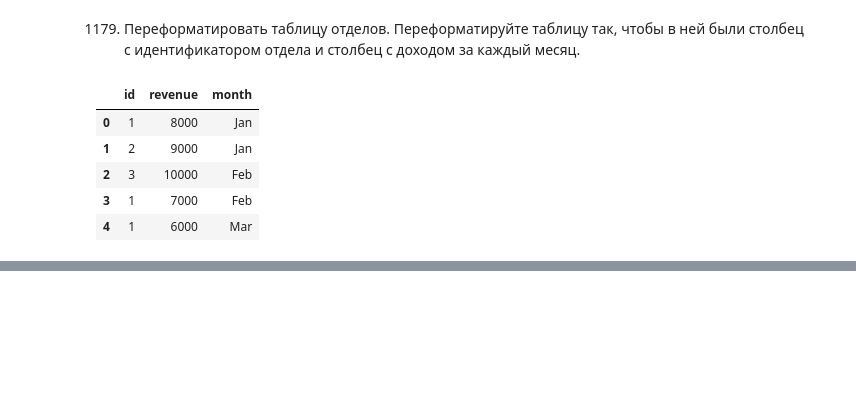
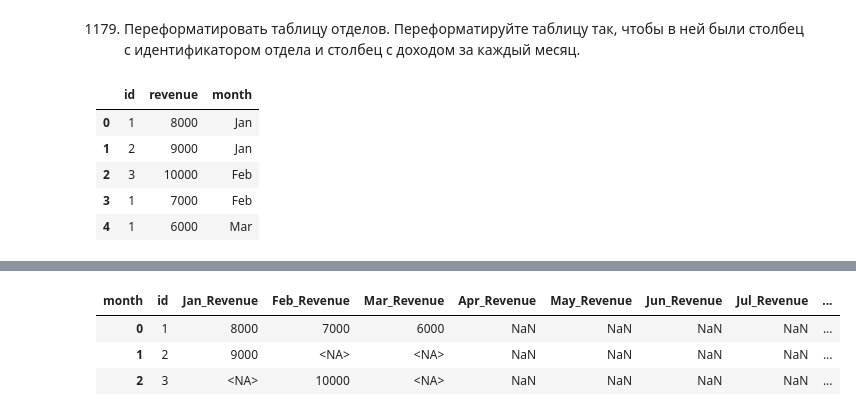
Before and after one commit to Praldmur/Tasks, a Jupyter notebook: Task_All.ipynb, the cells around one changed output, grey strips where cells are left out. Saved outputs shown, nothing was run; the diff lists cells and outputs as text; code cells hidden in the pictures; blank space fills up the shorter version.

```diff
--- a/Task_All.ipynb
+++ b/Task_All.ipynb
@@ -641,10 +633,0 @@ department.pivot(index='id', columns='month', values='revenue').reset_index()
-# %%
-department['month'] = department['month'] + '_Revenue'
-cal_1 = ['January', 'February', 'March', 'April', 'May', 'June',
-          'July', 'August', 'September', 'October', 'November', 'December']
-cal = []
-for i in cal_1:
-    i = i[0:3] + '_Revenue'
-    cal.append(i)
-month = pd.DataFrame({'month': cal})
-month.merge(department, how='left', on='month')
@@ -666,0 +634,12 @@ month.merge(department, how='left', on='month')
+# %%
+prefixes = ["Jan","Feb","Mar","Apr","May","Jun","Jul","Aug","Sep","Oct","Nov","Dec"]
+bymonth = department.pivot(index='id', columns='month', values='revenue')
+bymonth = bymonth.reindex(columns=prefixes) # put months in order, and add null cols for missing months
+bymonth.rename(columns=lambda prefix: prefix + "_Revenue", inplace=True) # e.g. Jan => Jan_Revenue
+bymonth.reset_index(inplace=True)
+bymonth
+# %% [output]
+| month | id | Jan_Revenue | Feb_Revenue | Mar_Revenue | Apr_Revenue | May_Revenue | Jun_Revenue | Jul_Revenue | ... |
+| 0 | 1 | 8000 | 7000 | 6000 | NaN | NaN | NaN | NaN | ... |
+| 1 | 2 | 9000 | <NA> | <NA> | NaN | NaN | NaN | NaN | ... |
+| 2 | 3 | <NA> | 10000 | <NA> | NaN | NaN | NaN | NaN | ... |
```
Also changed, not shown: parts of 2 cells of this notebook, 1 other file.
